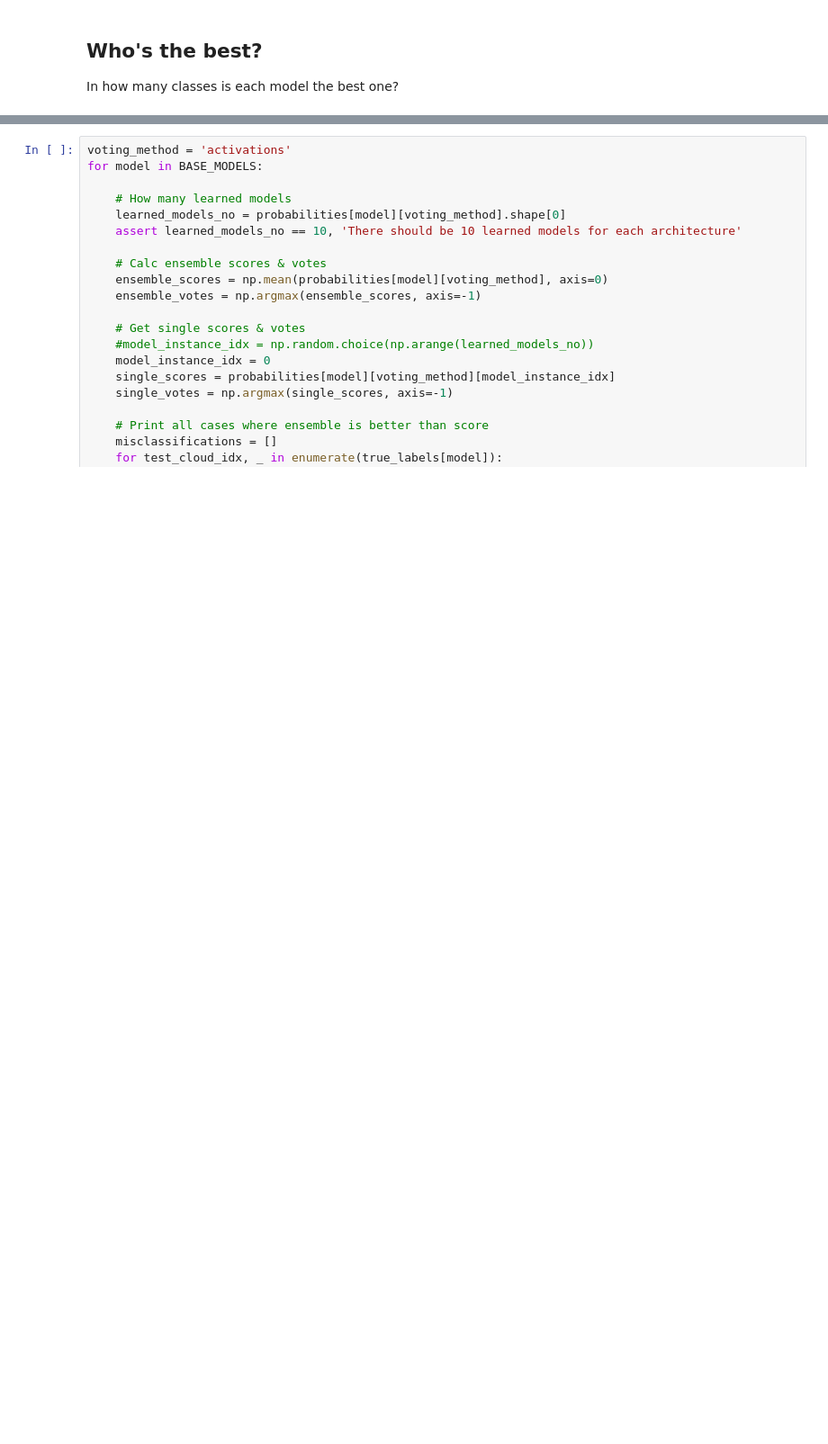
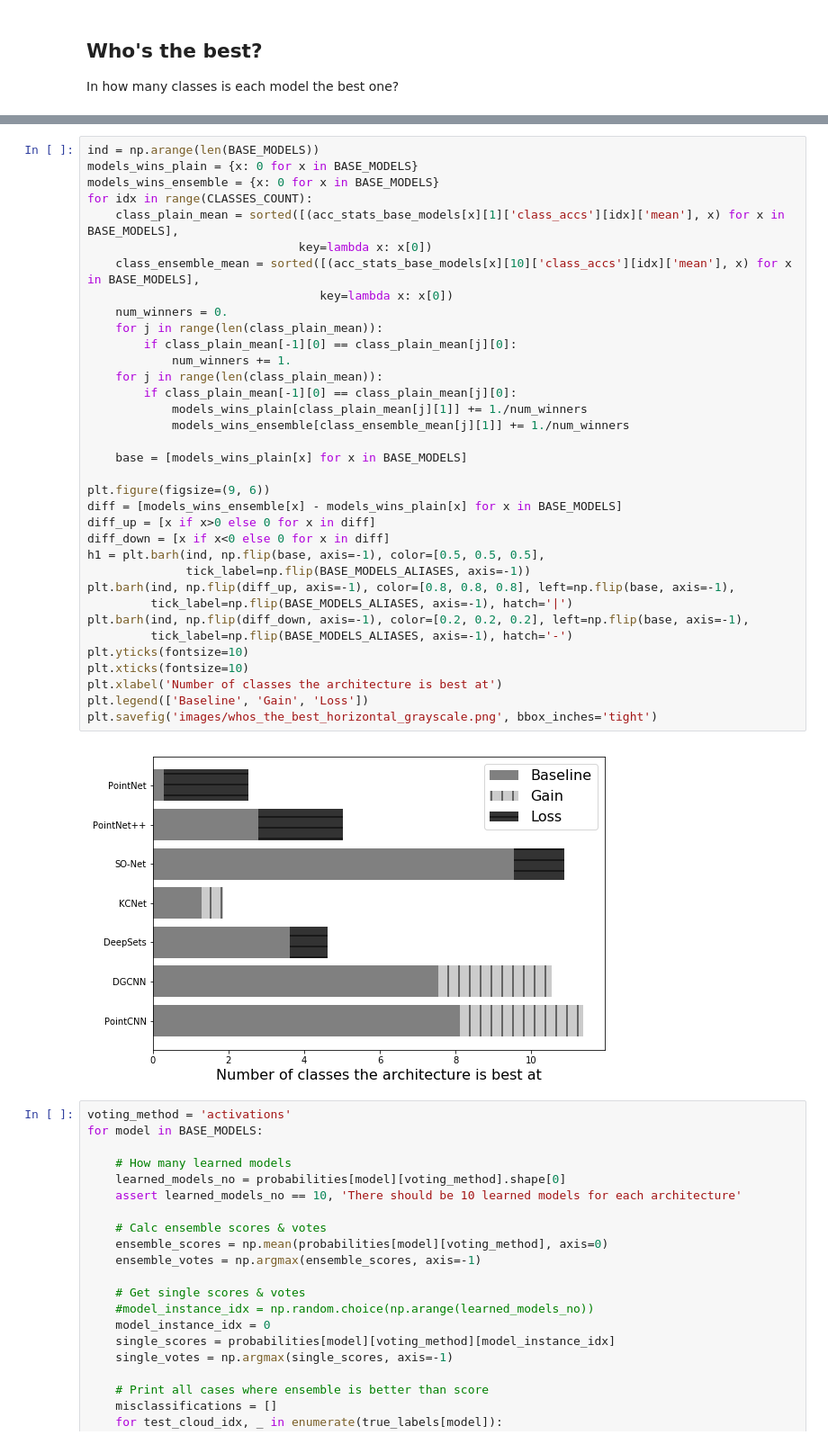
Before and after one commit to dkoguciuk/ensemble_learning_for_point_clouds, a Jupyter notebook: 3_1_simple_ensemble.ipynb, the cells around one changed output, grey strips where cells are left out. Shown at 90% size. Cells and saved outputs as stored; diff of their text form; blank space fills up the shorter version.

```diff
--- a/3_1_simple_ensemble.ipynb
+++ b/3_1_simple_ensemble.ipynb
@@ -635,3 +600,40 @@ plt.savefig('images/whos_the_best_horizontal.png', bbox_inches='tight')
+# %%
+ind = np.arange(len(BASE_MODELS))
+models_wins_plain = {x: 0 for x in BASE_MODELS}
+models_wins_ensemble = {x: 0 for x in BASE_MODELS}
+for idx in range(CLASSES_COUNT):
+    class_plain_mean = sorted([(acc_stats_base_models[x][1]['class_accs'][idx]['mean'], x) for x in BASE_MODELS],
+                              key=lambda x: x[0])
+    class_ensemble_mean = sorted([(acc_stats_base_models[x][10]['class_accs'][idx]['mean'], x) for x in BASE_MODELS],
+                                 key=lambda x: x[0])
+    num_winners = 0.
+    for j in range(len(class_plain_mean)):
+        if class_plain_mean[-1][0] == class_plain_mean[j][0]:
+            num_winners += 1.
+    for j in range(len(class_plain_mean)):
+        if class_plain_mean[-1][0] == class_plain_mean[j][0]:
+            models_wins_plain[class_plain_mean[j][1]] += 1./num_winners
+            models_wins_ensemble[class_ensemble_mean[j][1]] += 1./num_winners
+
+    base = [models_wins_plain[x] for x in BASE_MODELS]
+
+plt.figure(figsize=(9, 6))
+diff = [models_wins_ensemble[x] - models_wins_plain[x] for x in BASE_MODELS]
+diff_up = [x if x>0 else 0 for x in diff]
+diff_down = [x if x<0 else 0 for x in diff]
+h1 = plt.barh(ind, np.flip(base, axis=-1), color=[0.5, 0.5, 0.5],
+              tick_label=np.flip(BASE_MODELS_ALIASES, axis=-1))
+plt.barh(ind, np.flip(diff_up, axis=-1), color=[0.8, 0.8, 0.8], left=np.flip(base, axis=-1),
+         tick_label=np.flip(BASE_MODELS_ALIASES, axis=-1), hatch='|')
+plt.barh(ind, np.flip(diff_down, axis=-1), color=[0.2, 0.2, 0.2], left=np.flip(base, axis=-1),
+         tick_label=np.flip(BASE_MODELS_ALIASES, axis=-1), hatch='-')
+plt.yticks(fontsize=10)
+plt.xticks(fontsize=10)
+plt.xlabel('Number of classes the architecture is best at')
+plt.legend(['Baseline', 'Gain', 'Loss'])
+plt.savefig('images/whos_the_best_horizontal_grayscale.png', bbox_inches='tight')
+# %% [output]
+[figure, added]
 # %%
 voting_method = 'activations'
 for model in BASE_MODELS:
```
Also changed, not shown: parts of 7 cells of this notebook, 3 other files.
